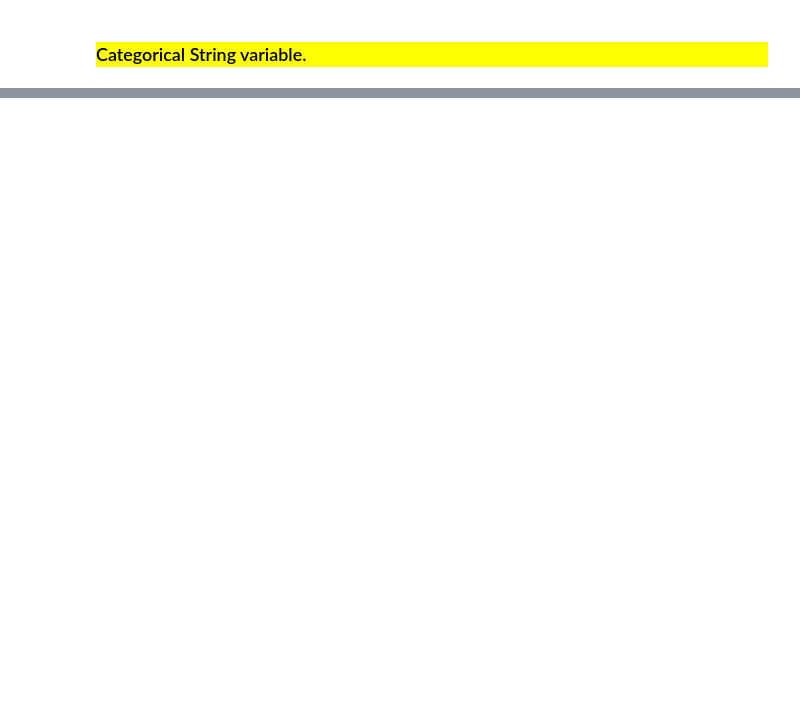
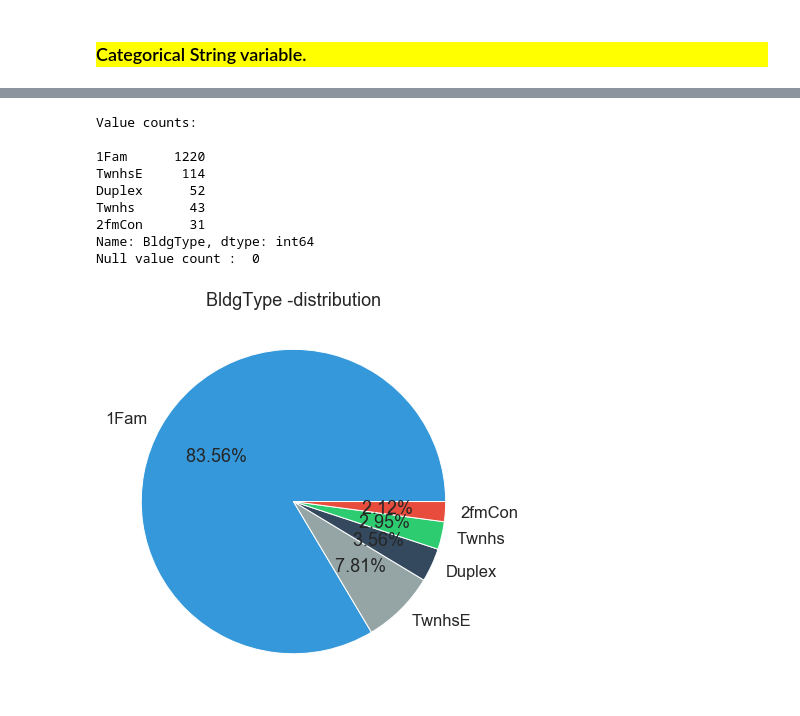
Before and after one commit to ajithcl/HousePricePrediction, a Jupyter notebook: HousePricePrediction.ipynb, the cells around one changed output, grey strips where cells are left out. Cells and saved outputs as stored; diff of their text form; code cells hidden in the pictures; blank space fills up the shorter version.

```diff
--- a/HousePricePrediction.ipynb
+++ b/HousePricePrediction.ipynb
@@ -509,0 +597,13 @@ Categorical String variable.
+# %%
+str_discrete_analysis(df_train.BldgType)
+# %% [output]
+Value counts:
+
+1Fam      1220
+TwnhsE     114
+Duplex      52
+Twnhs       43
+2fmCon      31
+Name: BldgType, dtype: int64
+Null value count :  0
+[figure, added]
```
Also changed, not shown: parts of 220 cells of this notebook, 1 other file.
